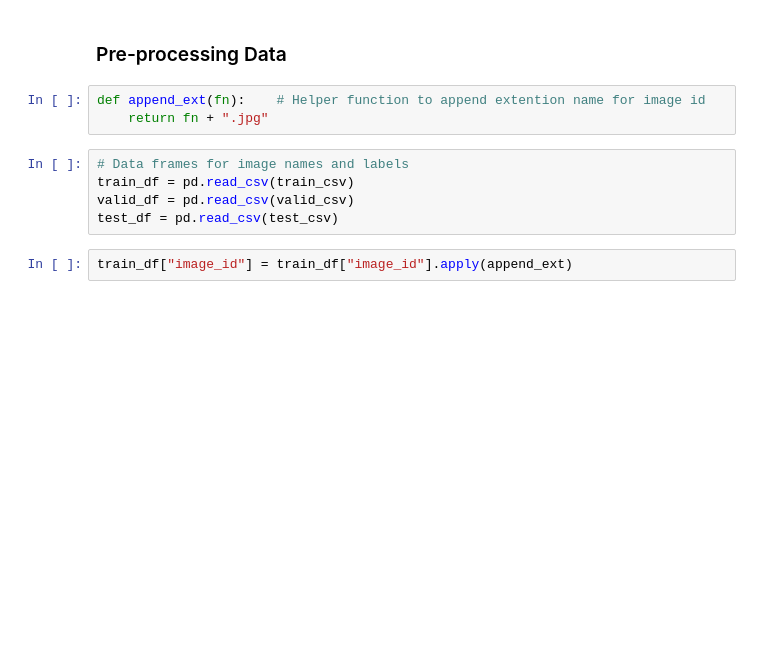
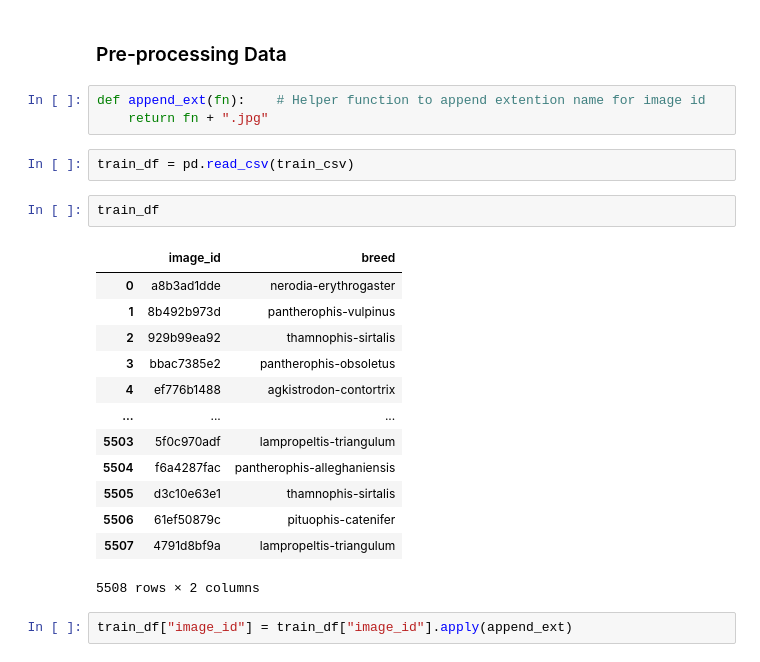
Before and after one commit to arjkashyap/Hello-ML, a Jupyter notebook: notebooks/snake challenge/Vgg-experimentals.ipynb, the cells around one changed output. Saved outputs shown, nothing was run; the diff lists cells and outputs as text; blank space fills up the shorter version.

```diff
--- a/notebooks/snake challenge/Vgg-experimentals.ipynb
+++ b/notebooks/snake challenge/Vgg-experimentals.ipynb
@@ -29,11 +29,24 @@ test_csv = './data/test.csv'
 # %%
 def append_ext(fn):    # Helper function to append extention name for image id
     return fn + ".jpg"
-# %%
-# Data frames for image names and labels
-train_df = pd.read_csv(train_csv)
-valid_df = pd.read_csv(valid_csv)
-test_df = pd.read_csv(test_csv)
+# %%
+train_df = pd.read_csv(train_csv)
+# %%
+train_df
+# %% [output]
+|  | image_id | breed |
+| 0 | a8b3ad1dde | nerodia-erythrogaster |
+| 1 | 8b492b973d | pantherophis-vulpinus |
+| 2 | 929b99ea92 | thamnophis-sirtalis |
+| 3 | bbac7385e2 | pantherophis-obsoletus |
+| 4 | ef776b1488 | agkistrodon-contortrix |
+| ... | ... | ... |
+| 5503 | 5f0c970adf | lampropeltis-triangulum |
+| 5504 | f6a4287fac | pantherophis-alleghaniensis |
+| 5505 | d3c10e63e1 | thamnophis-sirtalis |
+| 5506 | 61ef50879c | pituophis-catenifer |
+| 5507 | 4791d8bf9a | lampropeltis-triangulum |
+5508 rows × 2 columns
 # %%
 train_df["image_id"] = train_df["image_id"].apply(append_ext)
 # %%
```
Also changed, not shown: parts of 19 cells of this notebook, 6 other files.
